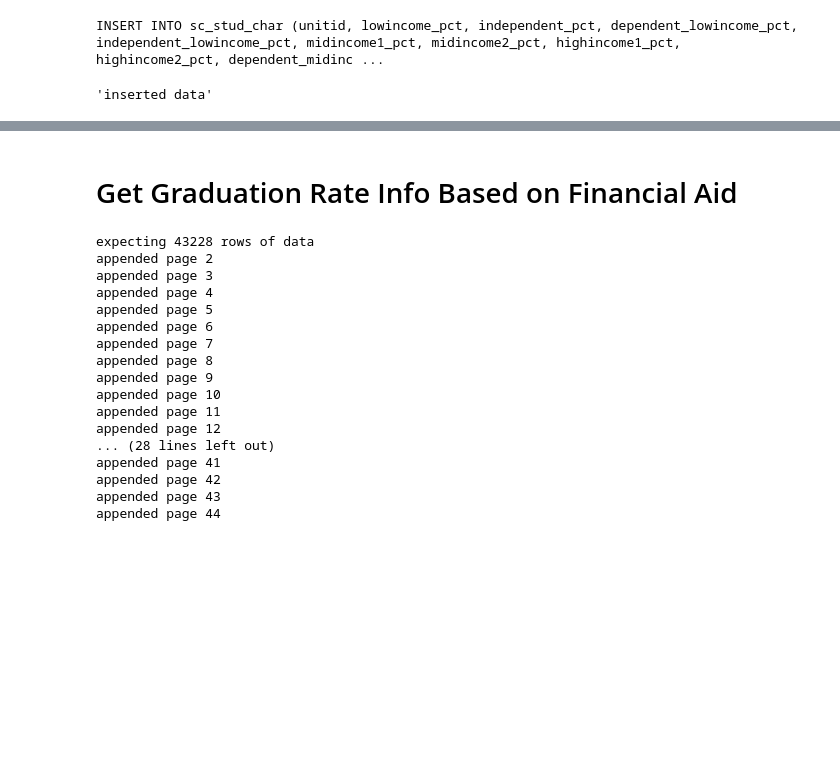
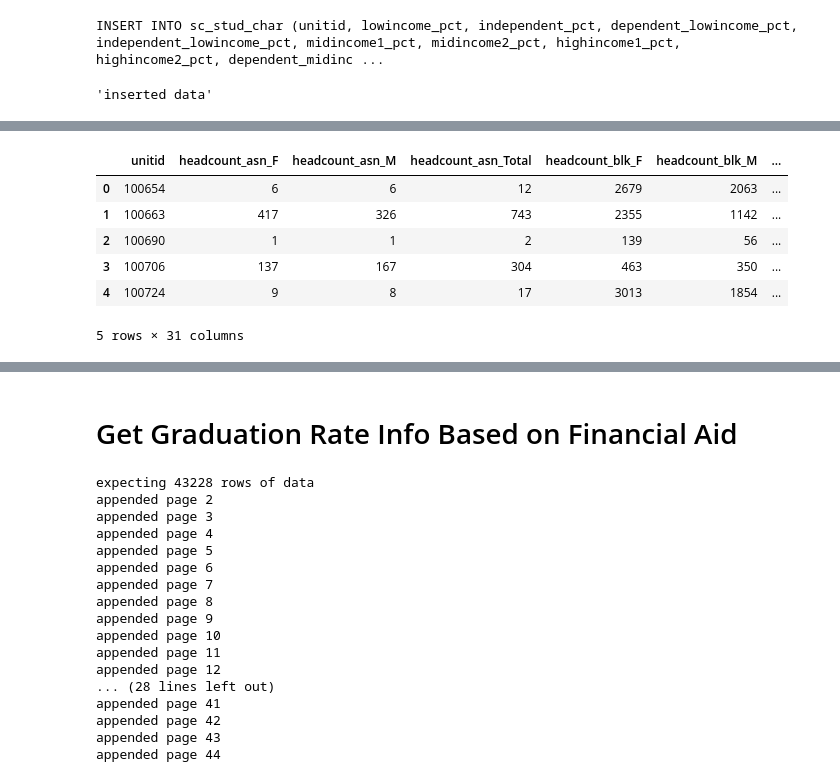
Before and after one commit to rweng18/education_data, a Jupyter notebook: 02_data_collection.ipynb, the cells around one changed output, grey strips where cells are left out. Cells and saved outputs as stored; diff of their text form; code cells hidden in the pictures; blank space fills up the shorter version.

```diff
--- a/02_data_collection.ipynb
+++ b/02_data_collection.ipynb
@@ -403,0 +510,2 @@ INSERT INTO sc_stud_char (unitid, lowincome_pct, independent_pct, dependent_lowi
+# %%
+cols = ['unitid'] + [x for x in ipeds_ug_headcount_piv.columns if 'headcount' in x]
@@ -403,0 +532,13 @@ INSERT INTO sc_stud_char (unitid, lowincome_pct, independent_pct, dependent_lowi
+# %%
+ipeds_ug_headcount_sub = ipeds_ug_headcount_piv[cols]
+ipeds_ug_headcount_sub.columns = [x.replace('/', '') for x in cols]
+# %%
+ipeds_ug_headcount_sub.head()
+# %% [output]
+|  | unitid | headcount_asn_F | headcount_asn_M | headcount_asn_Total | headcount_blk_F | headcount_blk_M | ... |
+| 0 | 100654 | 6 | 6 | 12 | 2679 | 2063 | ... |
+| 1 | 100663 | 417 | 326 | 743 | 2355 | 1142 | ... |
+| 2 | 100690 | 1 | 1 | 2 | 139 | 56 | ... |
+| 3 | 100706 | 137 | 167 | 304 | 463 | 350 | ... |
+| 4 | 100724 | 9 | 8 | 17 | 3013 | 1854 | ... |
+5 rows × 31 columns
```
Also changed, not shown: parts of 20 cells of this notebook, 1 other file.
